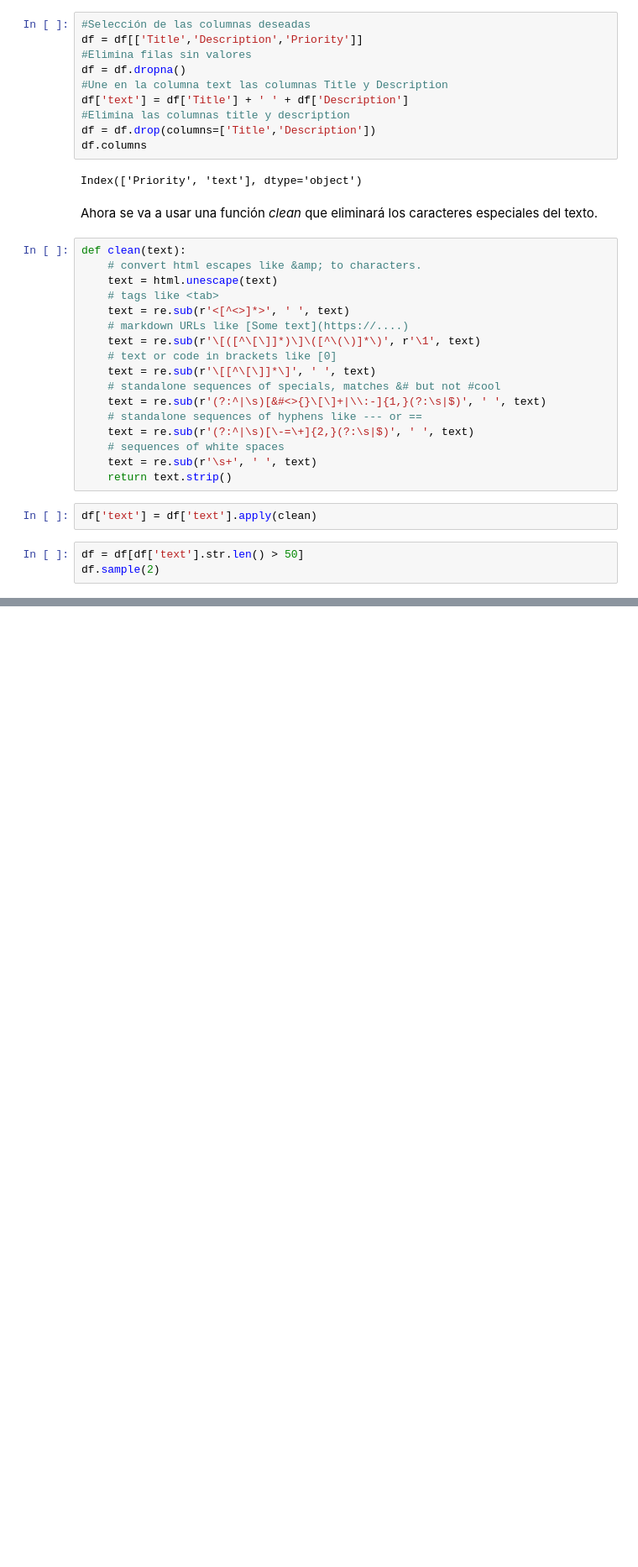
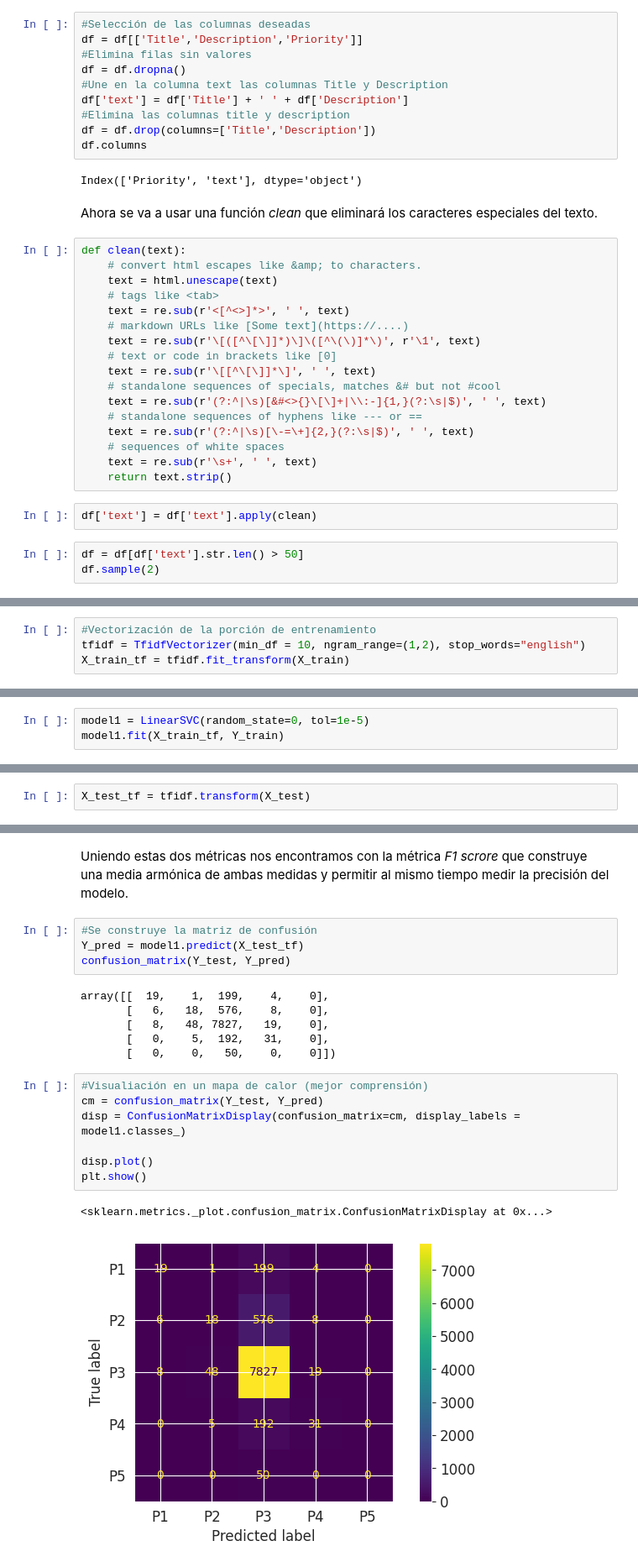
Before and after one commit to DiegoAlcoba/GVTIA, a Jupyter notebook: jp_notebooks/f_classification_algorithms.ipynb, the cells around one changed output, grey strips where cells are left out. Shown: that part at 84% size. Saved outputs shown, nothing was run; the diff lists cells and outputs as text; blank space fills up the shorter version.

Commit message:
Modelo de aprendizaje automático hecho, falta afinar y otros aspectos

```diff
--- a/jp_notebooks/f_classification_algorithms.ipynb
+++ b/jp_notebooks/f_classification_algorithms.ipynb
@@ -168,0 +203,4 @@ df.sample(2)
+# %%
+#Vectorización de la porción de entrenamiento
+tfidf = TfidfVectorizer(min_df = 10, ngram_range=(1,2), stop_words="english")
+X_train_tf = tfidf.fit_transform(X_train)
@@ -168,0 +209,3 @@ df.sample(2)
+# %%
+model1 = LinearSVC(random_state=0, tol=1e-5)
+model1.fit(X_train_tf, Y_train)
@@ -168,0 +221,2 @@ df.sample(2)
+# %%
+X_test_tf = tfidf.transform(X_test)
@@ -168,0 +256,22 @@ df.sample(2)
+# %% [markdown]
+Uniendo estas dos métricas nos encontramos con la métrica *F1 scrore* que construye una media armónica de ambas medidas y permitir al mismo tiempo medir la precisión del modelo.
+# %%
+#Se construye la matriz de confusión
+Y_pred = model1.predict(X_test_tf)
+confusion_matrix(Y_test, Y_pred)
+# %% [output]
+array([[  19,    1,  199,    4,    0],
+       [   6,   18,  576,    8,    0],
+       [   8,   48, 7827,   19,    0],
+       [   0,    5,  192,   31,    0],
+       [   0,    0,   50,    0,    0]])
+# %%
+#Visualiación en un mapa de calor (mejor comprensión)
+cm = confusion_matrix(Y_test, Y_pred)
+disp = ConfusionMatrixDisplay(confusion_matrix=cm, display_labels = model1.classes_)
+
+disp.plot()
+plt.show()
+# %% [output]
+<sklearn.metrics._plot.confusion_matrix.ConfusionMatrixDisplay at 0x...>
+[figure, added]
```
Also changed, not shown: parts of 22 cells of this notebook.
